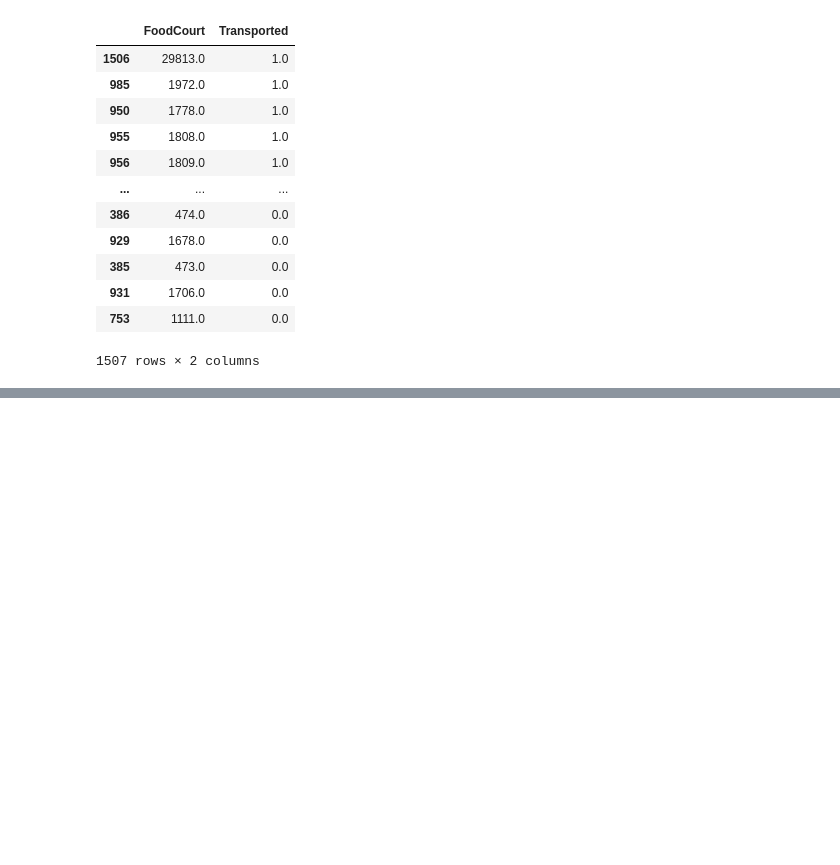
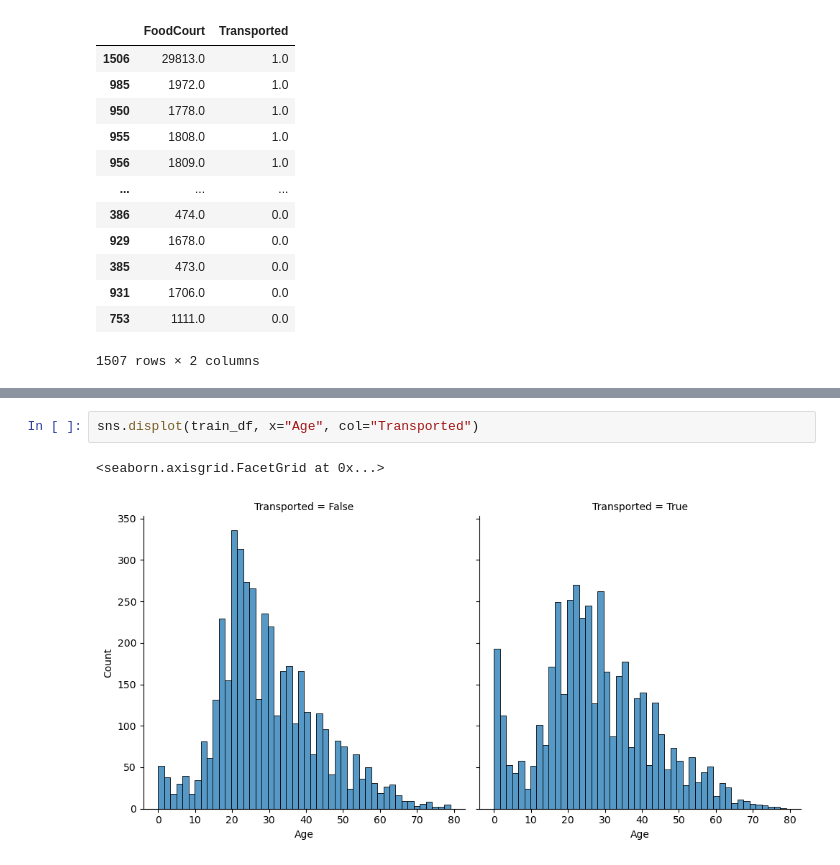
Before and after one commit to ehylam/spaceship-titanic, a Jupyter notebook: learn.ipynb, the cells around one changed output, grey strips where cells are left out. Drawn from its saved outputs; the diff is of its cells as text; blank space fills up the shorter version.

```diff
--- a/learn.ipynb
+++ b/learn.ipynb
@@ -122,0 +127,5 @@ train_df[['LivingLocation', 'Transported']].groupby(['LivingLocation'], as_index
+# %%
+sns.displot(train_df, x="Age", col="Transported")
+# %% [output]
+<seaborn.axisgrid.FacetGrid at 0x...>
+[figure, added]
```
Also changed, not shown: parts of 17 cells of this notebook, 1 other file.
